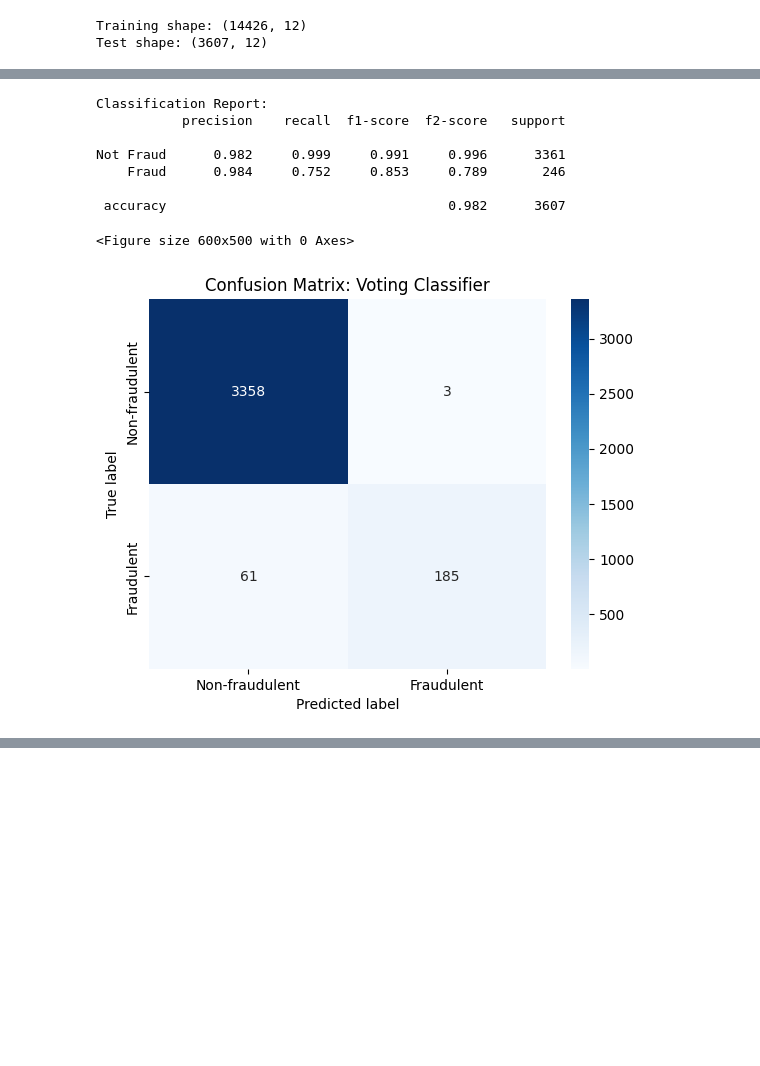
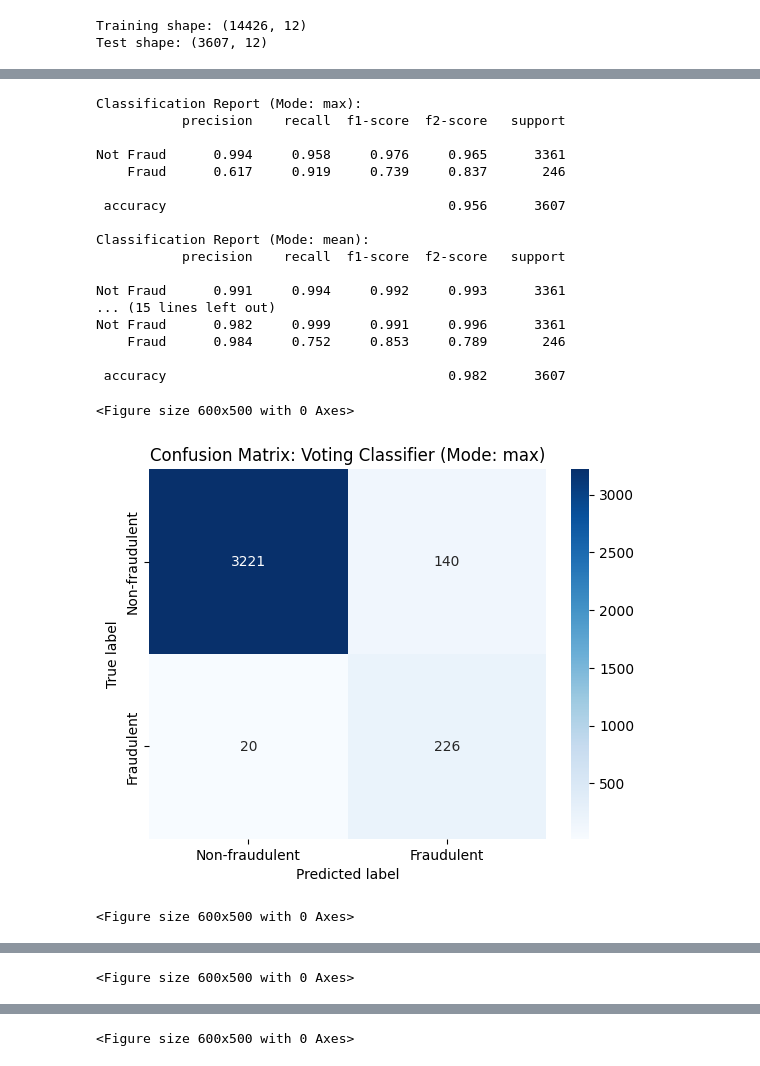
Before and after one commit to dev-JasonYoo/Fraudulent-Job-Posting-Prediction-with-NLP, a Jupyter notebook: 4_data_training_ensemble_training.ipynb, the cells around one changed output, grey strips where cells are left out. Saved outputs shown, nothing was run; the diff lists cells and outputs as text; code cells hidden in the pictures; blank space fills up the shorter version.

```diff
--- a/4_data_training_ensemble_training.ipynb
+++ b/4_data_training_ensemble_training.ipynb
@@ -134,10 +107,0 @@ Not Fraud      0.994     0.958     0.976     0.965      3361
-# %%
-voting_model = VotingClassifier(
-    [(model_name, models_dict[model_name]) for model_name in ['model_svm', 'model_xgb', 'model_rf']]
-)
-
-y_pred = (voting_model.predict(X_test, voting='median') > 0.5).astype(int)
-
-print("Classification Report:")
-print(custom_classification_report(y_test, y_pred, digits=3))
-fig, ax = plot_confusion_matrix(confusion_matrix(y_test, y_pred, labels=[0, 1]), f"Confusion Matrix: Voting Classifier")
@@ -154,10 +107,0 @@ Not Fraud      0.991     0.994     0.992     0.993      3361
-# %%
-voting_model = VotingClassifier(
-    [(model_name, models_dict[model_name]) for model_name in ['model_svm', 'model_xgb', 'model_rf']]
-)
-
-y_pred = (voting_model.predict(X_test, voting='mean') > 0.5).astype(int)
-
-print("Classification Report:")
-print(custom_classification_report(y_test, y_pred, digits=3))
-fig, ax = plot_confusion_matrix(confusion_matrix(y_test, y_pred, labels=[0, 1]), f"Confusion Matrix: Voting Classifier")
@@ -174,20 +108,35 @@ Not Fraud      0.991     0.994     0.992     0.993      3361
-# %%
-voting_model = VotingClassifier(
-    [(model_name, models_dict[model_name]) for model_name in ['model_svm', 'model_xgb', 'model_rf']]
-)
-
-y_pred = (voting_model.predict(X_test, voting='min') > 0.5).astype(int)
-
-print("Classification Report:")
-print(custom_classification_report(y_test, y_pred, digits=3))
-fig, ax = plot_confusion_matrix(confusion_matrix(y_test, y_pred, labels=[0, 1]), f"Confusion Matrix: Voting Classifier")
-# %% [output]
-Classification Report:
-           precision    recall  f1-score  f2-score   support
-
-Not Fraud      0.982     0.999     0.991     0.996      3361
-    Fraud      0.984     0.752     0.853     0.789       246
-
- accuracy                                    0.982      3607
-<Figure size 600x500 with 0 Axes>
-[figure, removed]
+# %%
+voting_model = VotingClassifier(
+    [(model_name, models_dict[model_name]) for model_name in ['model_svm', 'model_xgb', 'model_rf']]
+)
+
+
+voting_modes = ['max', 'mean', 'median', 'min']
+
+for voting_mode in voting_modes:
+    y_pred = (voting_model.predict(X_test, voting=voting_mode) > 0.5).astype(int)
+
+    print(f"Classification Report (Mode: {voting_mode}):")
+    print(custom_classification_report(y_test, y_pred, digits=3))
+    fig, ax = plot_confusion_matrix(confusion_matrix(y_test, y_pred, labels=[0, 1]), f"Confusion Matrix: Voting Classifier (Mode: {voting_mode})")
+# %% [output]
+Classification Report (Mode: max):
+           precision    recall  f1-score  f2-score   support
+
+Not Fraud      0.994     0.958     0.976     0.965      3361
+    Fraud      0.617     0.919     0.739     0.837       246
+
+ accuracy                                    0.956      3607
+
+Classification Report (Mode: mean):
+           precision    recall  f1-score  f2-score   support
+
+Not Fraud      0.991     0.994     0.992     0.993      3361
+... (15 lines left out)
+Not Fraud      0.982     0.999     0.991     0.996      3361
+    Fraud      0.984     0.752     0.853     0.789       246
+
+ accuracy                                    0.982      3607
+<Figure size 600x500 with 0 Axes>
+[figure, added]
+<Figure size 600x500 with 0 Axes>
@@ -193,0 +144 @@ Not Fraud      0.982     0.999     0.991     0.996      3361
+<Figure size 600x500 with 0 Axes>
@@ -193,0 +146 @@ Not Fraud      0.982     0.999     0.991     0.996      3361
+<Figure size 600x500 with 0 Axes>
```
Also changed, not shown: parts of 5 cells of this notebook.
